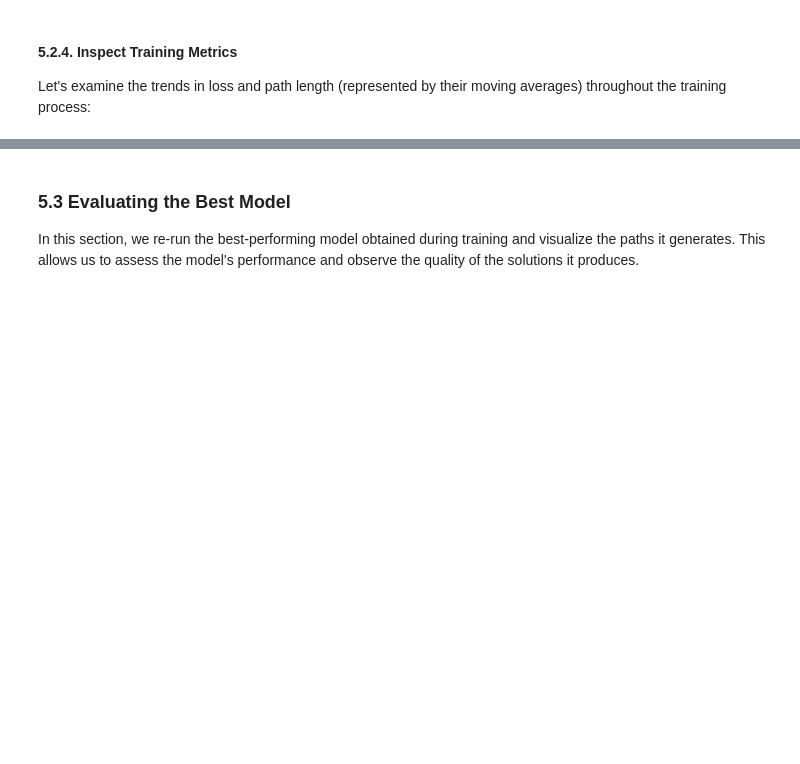
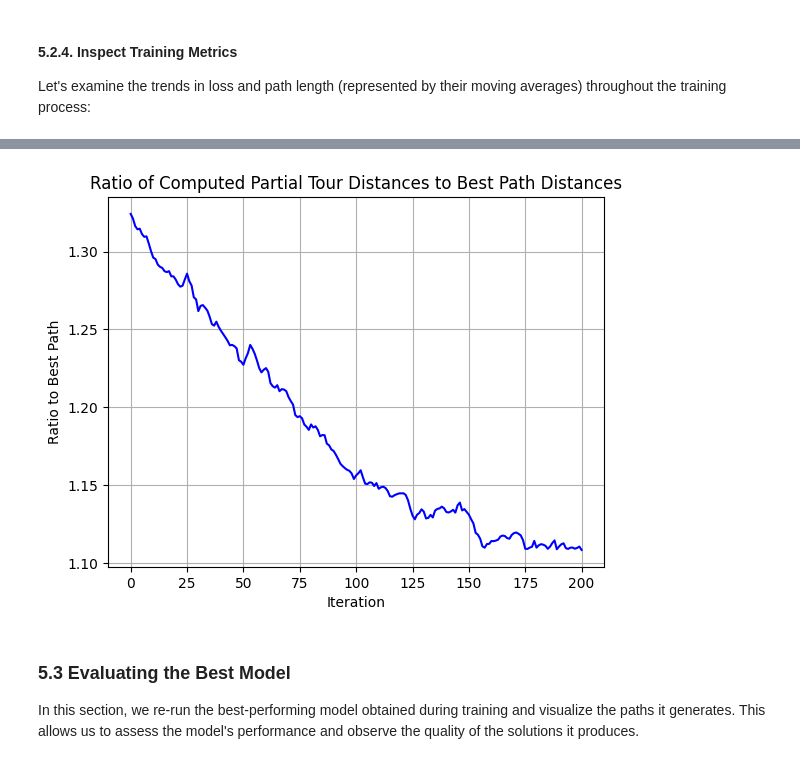
Before and after one commit to yeray142/QML-QGNN, a Jupyter notebook: notebooks/q_learning_tutorial.ipynb, the cells around one changed output, grey strips where cells are left out. Drawn from its saved outputs; the diff is of its cells as text; code cells hidden in the pictures; blank space fills up the shorter version.

```diff
--- a/notebooks/q_learning_tutorial.ipynb
+++ b/notebooks/q_learning_tutorial.ipynb
@@ -790,3 +808,15 @@ Text(0.5, 0, 'Episode')
+# %%
+ratios = [partial_tour_dist / best_dist for partial_tour_dist, best_dist in zip(path_lengths, best_lengths)]
+
+plt.figure()
+plt.plot(_moving_avg(ratios, 100), linestyle='-', color='b')
+plt.xlabel('Iteration')
+plt.ylabel('Ratio to Best Path')
+plt.title('Ratio of Computed Partial Tour Distances to Best Path Distances')
+plt.grid(True)
+plt.show()
+# %% [output]
+[figure, added]
 # %% [markdown]
 ### 5.3 Evaluating the Best Model
 
```
Also changed, not shown: parts of 6 cells of this notebook, 1 other file.
